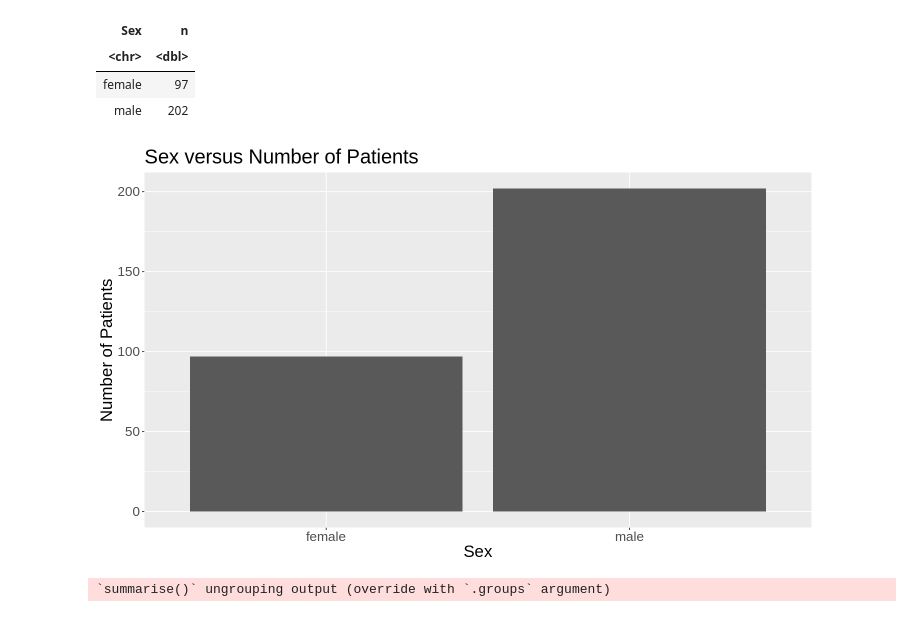
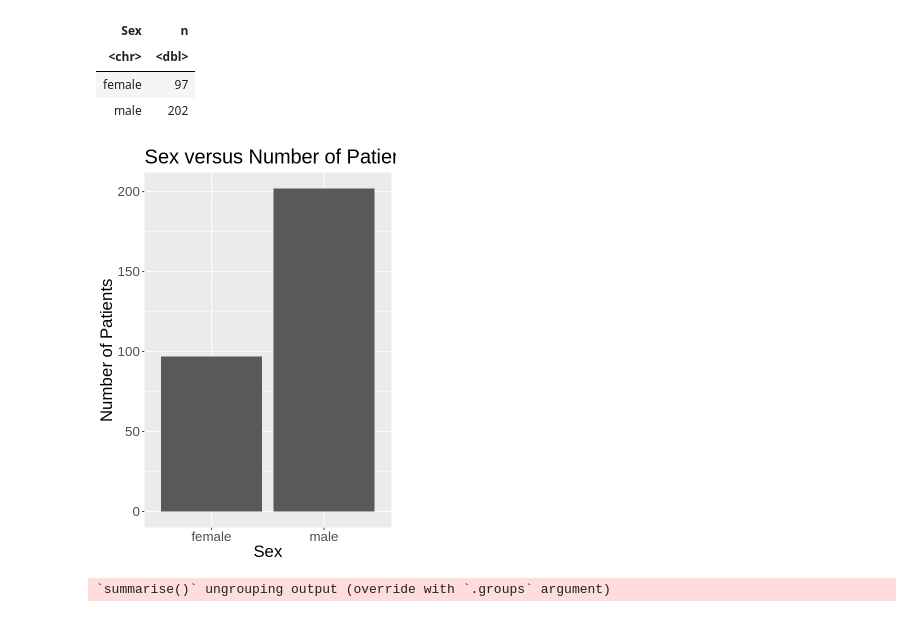
Before and after one commit to Wuliao-mao/DSCI-Project-10, a Jupyter notebook: PROPOSAL.ipynb, the cells around one changed output. Saved outputs shown, nothing was run; the diff lists cells and outputs as text; code cells hidden in the pictures.

```diff
--- a/PROPOSAL.ipynb
+++ b/PROPOSAL.ipynb
@@ -68,8 +86,8 @@ A tibble: 303 × 6
 | 57 | 0 | 2 | 130 | 1.0 | 1 |
 | 38 | 1 | 3 | 138 | ? | 0 |
 # %%
-cleveland_df_self <- filter(cleveland_df_sel, ca != "?")
-cleveland_df_self
+cleveland_df_sel_f <- filter(cleveland_df_sel, ca != "?")
+cleveland_df_sel_f
 # %% [output]
 A tibble: 299 × 6
 | age | sex | cp | trestbps | ca | num |
@@ -101,7 +119,7 @@ A tibble: 1 × 1
 | <int> |
 | 299 |
 # %%
-n_each_gender <- cleveland_df_self %>% group_by(sex) %>% summarize(n= n())
+n_each_gender <- cleveland_df_sel_f %>% group_by(sex) %>% summarize(n= n())
 
 n_each_gender <- pivot_wider(n_each_gender, names_from = sex, values_from = n)
 
@@ -121,15 +139,17 @@ A tibble: 2 × 2
 | female | 97 |
 | male | 202 |
 # %%
+options(repr.plot.width = 5, repr.plot.height = 7)
+
 sex_bar<- ggplot(n_each_gender, aes(x = Sex, y = n)) +
     geom_bar(stat = "identity") +
     xlab("Sex") +
     ylab("Number of Patients")+
     theme(text = element_text(size = 20))+
     ggtitle("Sex versus Number of Patients")
 
 sex_bar
 # %% [output]
-[figure, old version]
+[figure, new version]
 # %%
 
```
Also changed, not shown: parts of 8 cells of this notebook.
